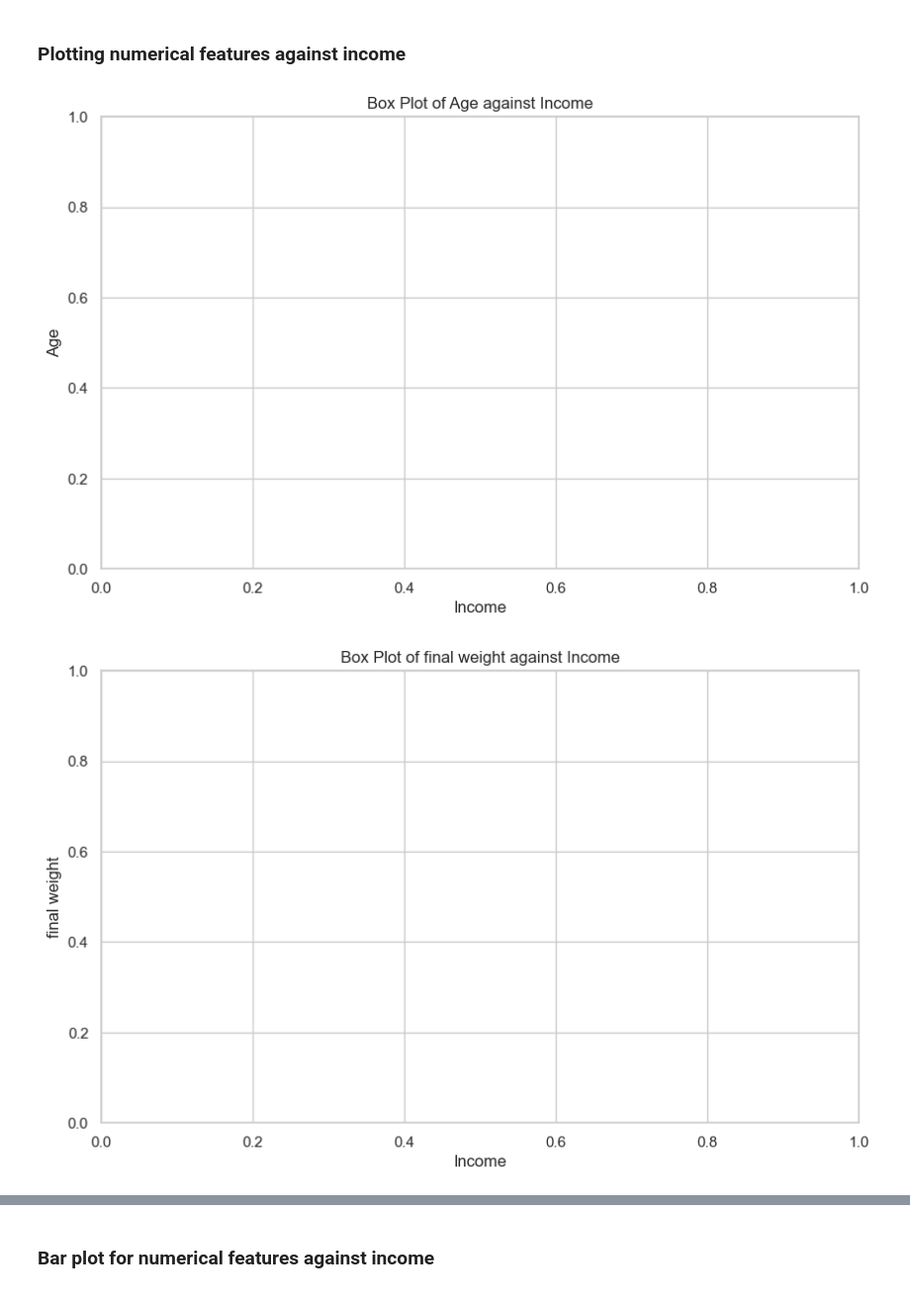
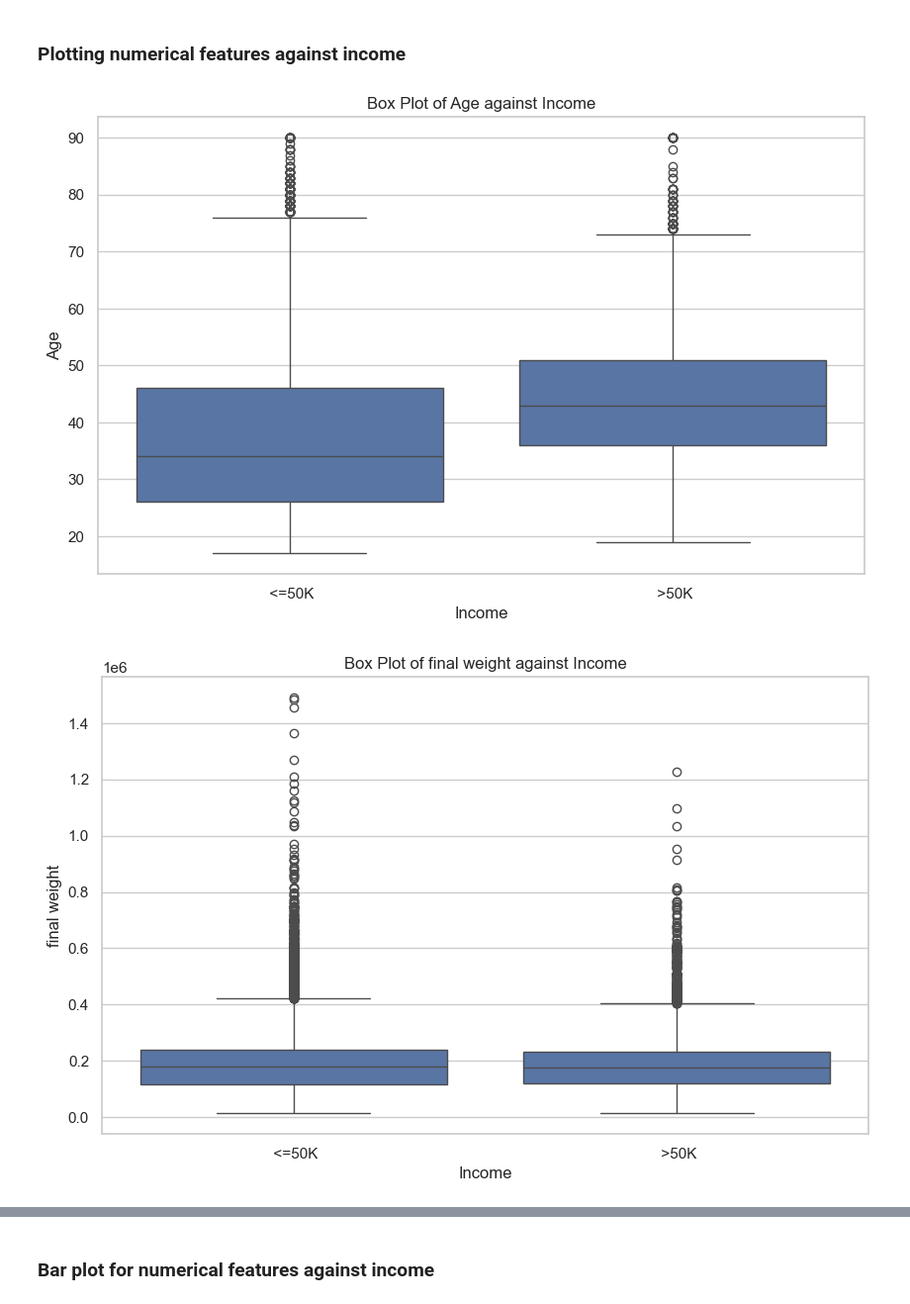
Before and after one commit to nikoyasam/MachineLearningCW, a Jupyter notebook: machine learninng/naive bayes.ipynb, the cells around one changed output, grey strips where cells are left out. Shown: that part at 99% size. Saved outputs shown, nothing was run; the diff lists cells and outputs as text; code cells hidden in the pictures.

```diff
--- a/machine learninng/naive bayes.ipynb
+++ b/machine learninng/naive bayes.ipynb
@@ -190,22 +190,25 @@ plt.show()
 # %% [markdown]
 ### Plotting numerical features against income
 # %%
+sns.set(style="whitegrid")
+
 # Filter the dataset based on income categories
-income_categories = ['<=50K', '>50K']
+income_categories = [' <=50K', ' >50K']
 filtered_data = no_null_df2[no_null_df2['income'].isin(income_categories)]
+
 
 # Create the box plot
 plt.figure(figsize=(10, 6))
 sns.boxplot(x='income', y='age', data=filtered_data)
 plt.title('Box Plot of Age against Income')
 plt.xlabel('Income')
 plt.ylabel('Age')
 plt.show()
 # %% [output]
-[figure, old version]
+[figure, new version]
 # %%
 # Filter the dataset based on income categories
-income_categories = ['<=50K', '>50K']
+income_categories = [' <=50K', ' >50K']
 filtered_data = no_null_df2[no_null_df2['income'].isin(income_categories)]
 
 # Create the box plot
@@ -216,6 +219,6 @@ plt.xlabel('Income')
 plt.ylabel('final weight')
 plt.show()
 # %% [output]
-[figure, old version]
+[figure, new version]
 # %%
 # Filter the dataset based on income categories
```
Also changed, not shown: parts of 14 cells of this notebook.
